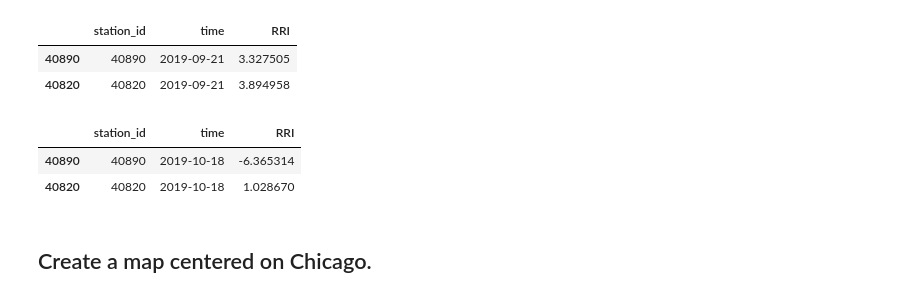
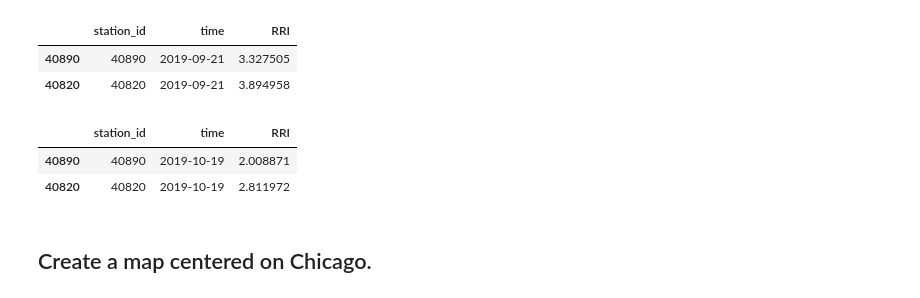
Before and after one commit to amandakhoo/data4all-team6, a Jupyter notebook: visulize SRI.ipynb, the cells around one changed output. Drawn from its saved outputs; the diff is of its cells as text; code cells hidden in the pictures.

```diff
--- a/visulize SRI.ipynb
+++ b/visulize SRI.ipynb
@@ -96,6 +119,7 @@ def RRI_orgnize(time_stamp,station_id_list):
 
 
     globals()[time_stamp+'RRI_df'] = pd.concat(df_list) #merge data into one dataset
+    globals()[time_stamp+'RRI_df'].to_csv(Path('map/RRI_' + str(time_stamp) + '.csv'))
 # %%
 RRI_orgnize('2019-09-28',[40890,40820])
 globals()['2019-09-28'+'RRI_df'].head()
@@ -111,12 +135,12 @@ globals()['2019-09-21'+'RRI_df'].head()
 | 40890 | 40890 | 2019-09-21 | 3.327505 |
 | 40820 | 40820 | 2019-09-21 | 3.894958 |
 # %%
-RRI_orgnize('2019-10-18',[40890,40820])
-globals()['2019-10-18'+'RRI_df'].head()
+RRI_orgnize('2019-10-19',[40890,40820])
+globals()['2019-10-19'+'RRI_df'].head()
 # %% [output]
 |  | station_id | time | RRI |
-| 40890 | 40890 | 2019-10-18 | -6.365314 |
-| 40820 | 40820 | 2019-10-18 | 1.028670 |
+| 40890 | 40890 | 2019-10-19 | 2.008871 |
+| 40820 | 40820 | 2019-10-19 | 2.811972 |
 # %% [markdown]
 ## Create a map centered on Chicago.
 # %%
```
Also changed, not shown: parts of 10 cells of this notebook.
